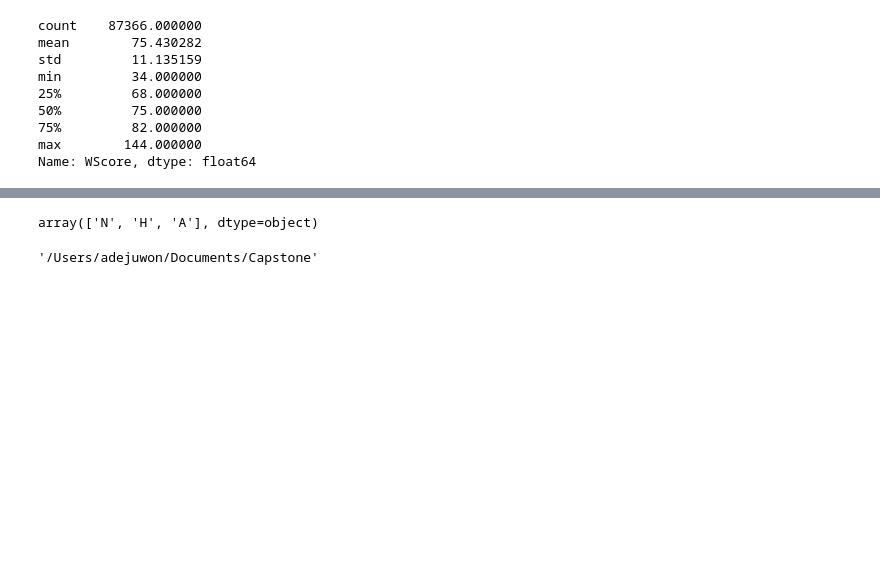
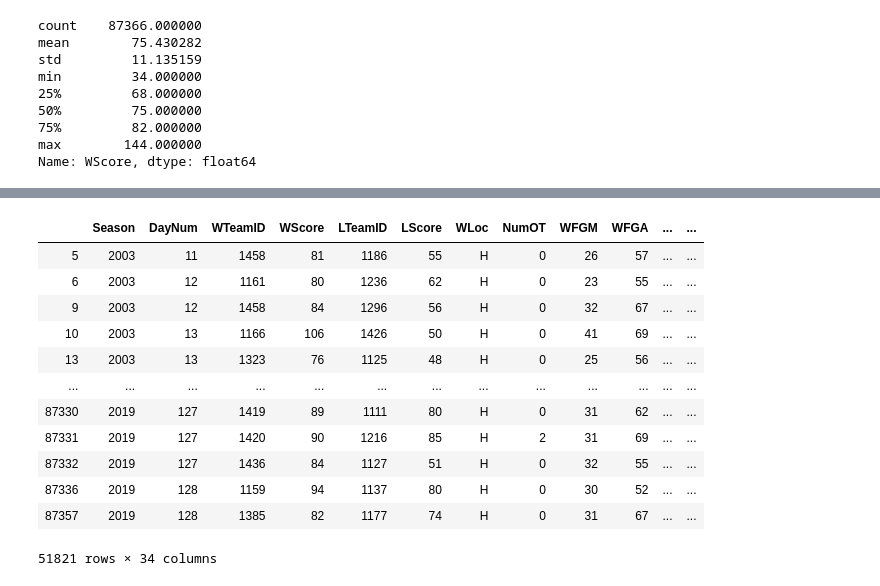
Before and after one commit to dreamtx01/Springboard, a Jupyter notebook: Folders/Capstone2020.ipynb, the cells around one changed output, grey strips where cells are left out. Cells and saved outputs as stored; diff of their text form; code cells hidden in the pictures; blank space fills up the shorter version.

```diff
--- a/Folders/Capstone2020.ipynb
+++ b/Folders/Capstone2020.ipynb
@@ -120,8 +208,16 @@ Name: LScore, dtype: float64
 # %%
-capstone.WLoc.unique()
+capstone[capstone.WLoc == 'H']
 # %% [output]
+|  | Season | DayNum | WTeamID | WScore | LTeamID | LScore | WLoc | NumOT | WFGM | WFGA | ... | ... |
+| 5 | 2003 | 11 | 1458 | 81 | 1186 | 55 | H | 0 | 26 | 57 | ... | ... |
+| 6 | 2003 | 12 | 1161 | 80 | 1236 | 62 | H | 0 | 23 | 55 | ... | ... |
+| 9 | 2003 | 12 | 1458 | 84 | 1296 | 56 | H | 0 | 32 | 67 | ... | ... |
+| 10 | 2003 | 13 | 1166 | 106 | 1426 | 50 | H | 0 | 41 | 69 | ... | ... |
+| 13 | 2003 | 13 | 1323 | 76 | 1125 | 48 | H | 0 | 25 | 56 | ... | ... |
+| ... | ... | ... | ... | ... | ... | ... | ... | ... | ... | ... | ... | ... |
+| 87330 | 2019 | 127 | 1419 | 89 | 1111 | 80 | H | 0 | 31 | 62 | ... | ... |
+| 87331 | 2019 | 127 | 1420 | 90 | 1216 | 85 | H | 2 | 31 | 69 | ... | ... |
+| 87332 | 2019 | 127 | 1436 | 84 | 1127 | 51 | H | 0 | 32 | 55 | ... | ... |
+| 87336 | 2019 | 128 | 1159 | 94 | 1137 | 80 | H | 0 | 30 | 52 | ... | ... |
+| 87357 | 2019 | 128 | 1385 | 82 | 1177 | 74 | H | 0 | 31 | 67 | ... | ... |
-array(['N', 'H', 'A'], dtype=object)
+51821 rows × 34 columns
-# %%
-pwd
-# %% [output]
-'/Users/adejuwon/Documents/Capstone'
```
Also changed, not shown: parts of 34 cells of this notebook.
